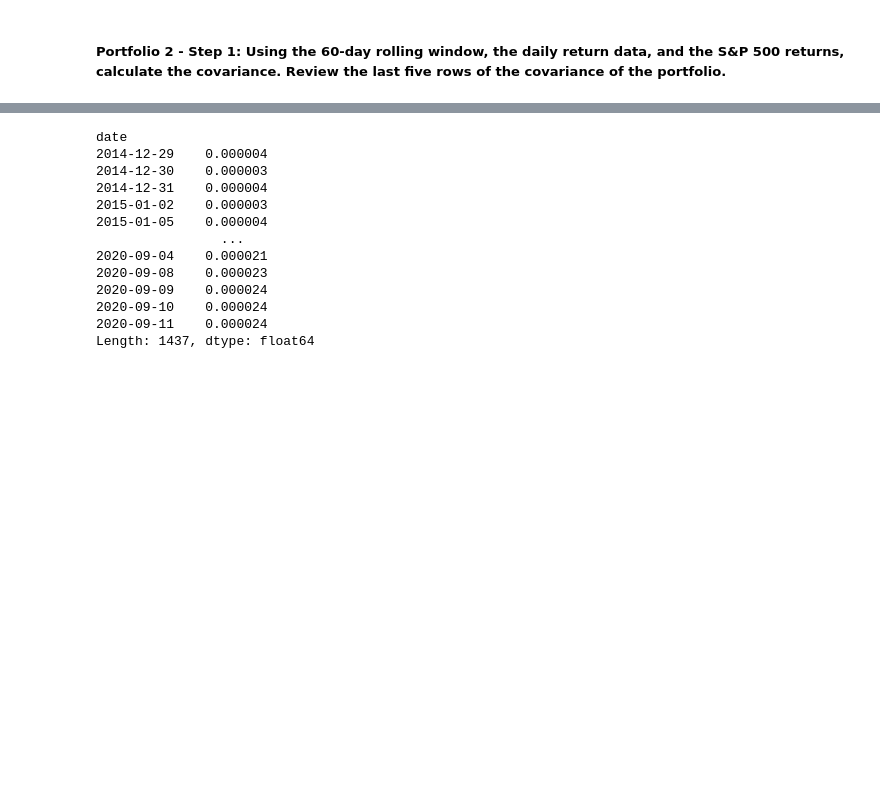
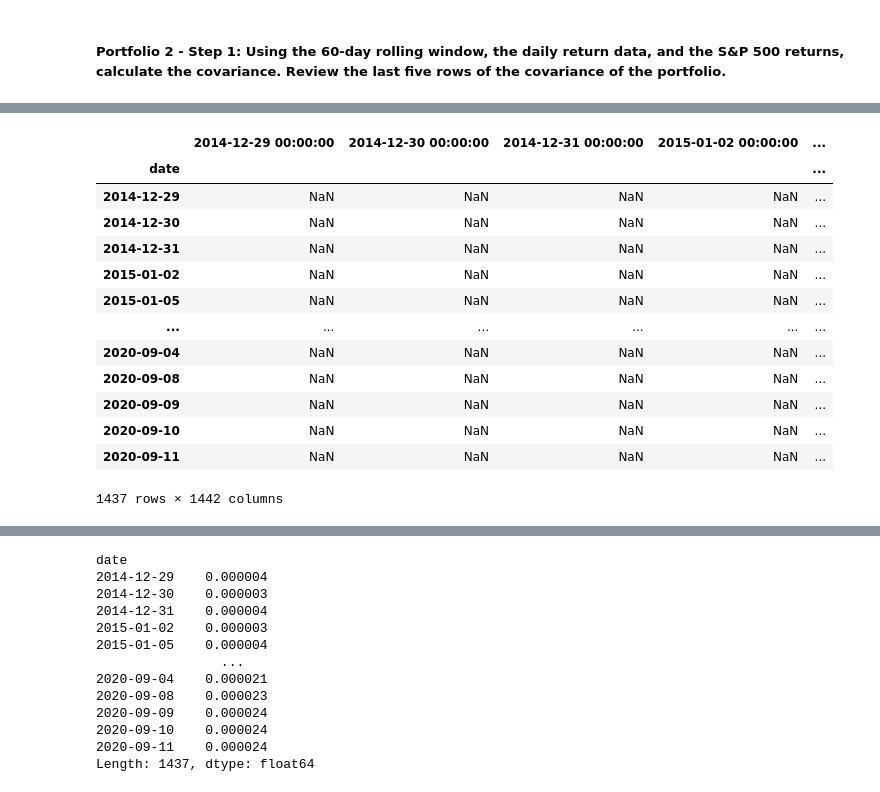
Before and after one commit to EGeorge2021r/Challenge4_Repo, a Jupyter notebook: Starter_Code/risk_return_analysis.ipynb, the cells around one changed output, grey strips where cells are left out. Drawn from its saved outputs; the diff is of its cells as text; code cells hidden in the pictures; blank space fills up the shorter version.

```diff
--- a/Starter_Code/risk_return_analysis.ipynb
+++ b/Starter_Code/risk_return_analysis.ipynb
@@ -794,0 +851,20 @@ ax.legend(["Daily Prices", "60-Day Rolling Average"])
+# %%
+# Calculate the beta based on the 60-day rolling covariance compared to the market (S&P 500)
+# Review the last five rows of the beta information
+P4_SP500_beta = P4_SP500_covariance / variance_sp500df
+P4_SP500_beta
+# %% [output]
+|  | 2014-12-29 00:00:00 | 2014-12-30 00:00:00 | 2014-12-31 00:00:00 | 2015-01-02 00:00:00 | ... |
+| date |  |  |  |  | ... |
+| 2014-12-29 | NaN | NaN | NaN | NaN | ... |
+| 2014-12-30 | NaN | NaN | NaN | NaN | ... |
+| 2014-12-31 | NaN | NaN | NaN | NaN | ... |
+| 2015-01-02 | NaN | NaN | NaN | NaN | ... |
+| 2015-01-05 | NaN | NaN | NaN | NaN | ... |
+| ... | ... | ... | ... | ... | ... |
+| 2020-09-04 | NaN | NaN | NaN | NaN | ... |
+| 2020-09-08 | NaN | NaN | NaN | NaN | ... |
+| 2020-09-09 | NaN | NaN | NaN | NaN | ... |
+| 2020-09-10 | NaN | NaN | NaN | NaN | ... |
+| 2020-09-11 | NaN | NaN | NaN | NaN | ... |
+1437 rows × 1442 columns
```
Also changed, not shown: parts of 11 cells of this notebook.
